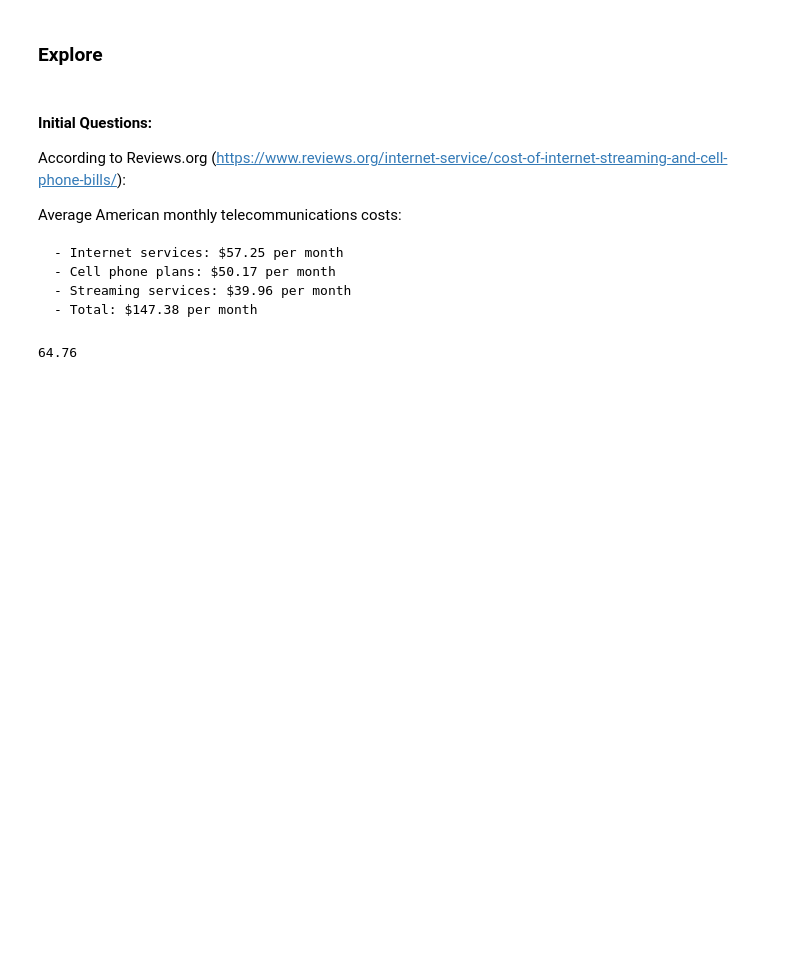
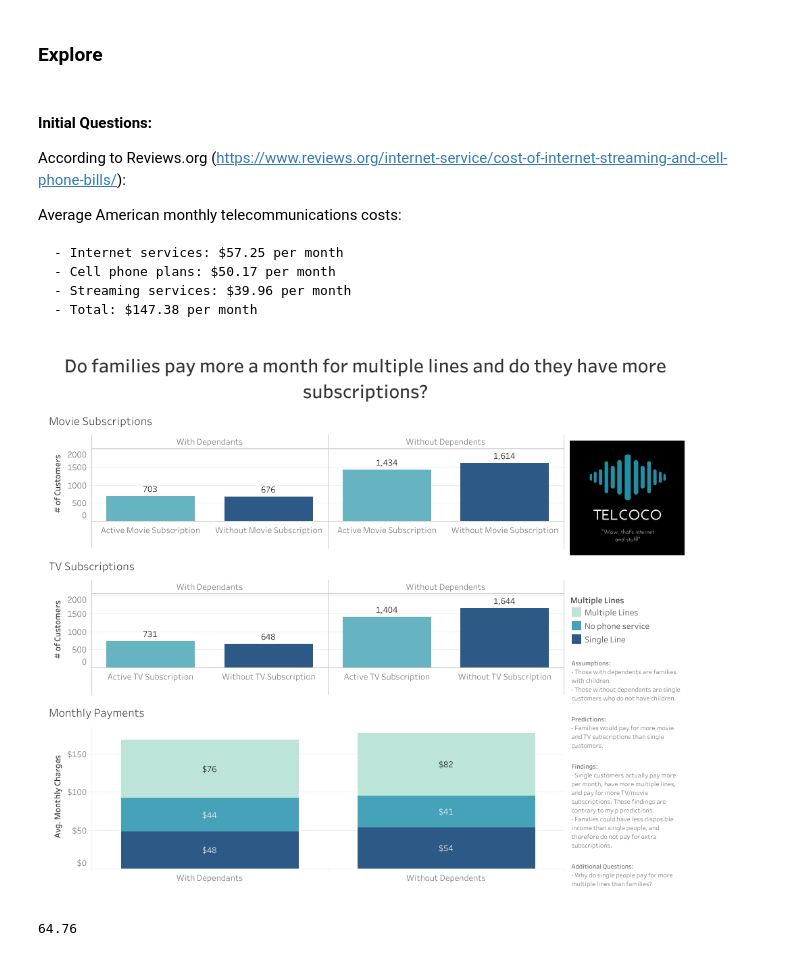
Before and after one commit to caroline-miller0921/telco_classification_report, a Jupyter notebook: classification_report.ipynb, the cells around one changed output. Saved outputs shown, nothing was run; the diff lists cells and outputs as text; code cells hidden in the pictures; blank space fills up the shorter version.

Commit message:
upadting the report with picture

```diff
--- a/classification_report.ipynb
+++ b/classification_report.ipynb
@@ -86,3 +84,7 @@ display.Image("/Users/carolinesmac/codeup-data-science/telco_classification_repo
+# %%
+display.Image("/Users/carolinesmac/codeup-data-science/telco_classification_report/Dashboard 1.png")
+# %% [output]
+[figure, added]
 # %%
 round(ct.monthly_charges.mean(), 2)
 # %% [output]
```
Also changed, not shown: parts of 2 cells of this notebook.
